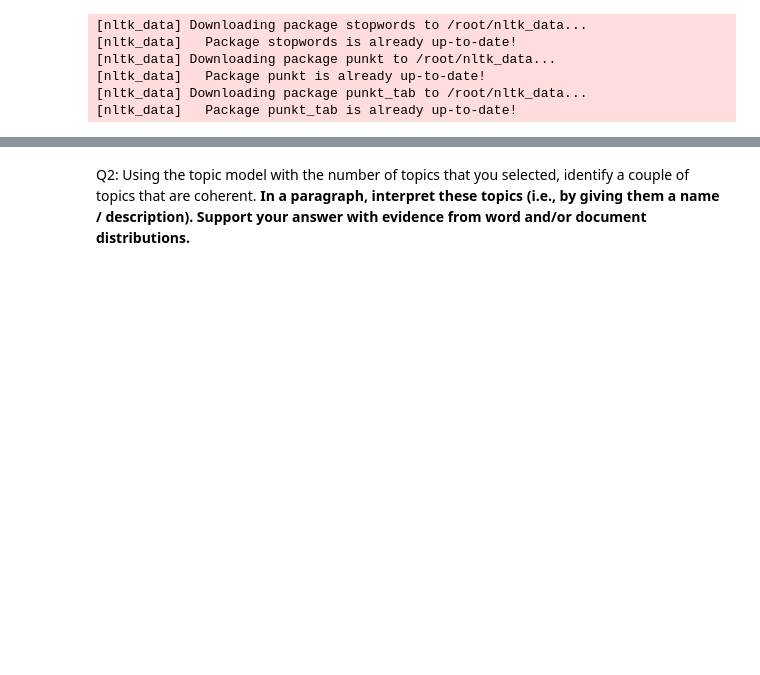
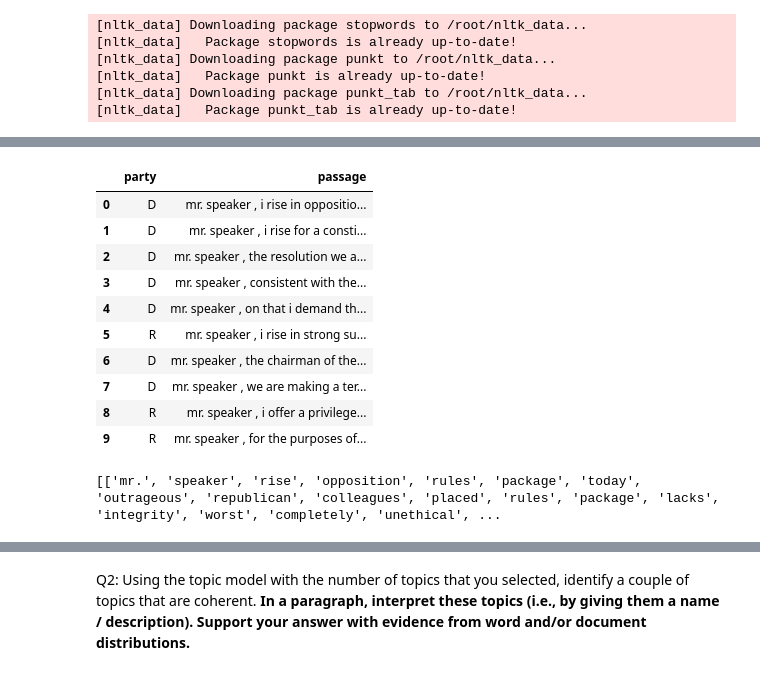
Before and after one commit to GoldPapaya/info256-applied-nlp, a Jupyter notebook: 4.topics/HW4_ExploreTopics.ipynb, the cells around one changed output, grey strips where cells are left out. Drawn from its saved outputs; the diff is of its cells as text; code cells hidden in the pictures; blank space fills up the shorter version.

```diff
--- a/4.topics/HW4_ExploreTopics.ipynb
+++ b/4.topics/HW4_ExploreTopics.ipynb
@@ -128,3 +128,33 @@ def stopword_filter(word, stopwords):
         return True
 
     return False
+# %%
+df = pd.read_csv('convote.train.tsv', sep='\t', names=['party', 'passage'])
+df.head(10)
+# %% [output]
+|  | party | passage |
+| 0 | D | mr. speaker , i rise in oppositio... |
+| 1 | D | mr. speaker , i rise for a consti... |
+| 2 | D | mr. speaker , the resolution we a... |
+| 3 | D | mr. speaker , consistent with the... |
+| 4 | D | mr. speaker , on that i demand th... |
+| 5 | R | mr. speaker , i rise in strong su... |
+| 6 | D | mr. speaker , the chairman of the... |
+| 7 | D | mr. speaker , we are making a ter... |
+| 8 | R | mr. speaker , i offer a privilege... |
+| 9 | R | mr. speaker , for the purposes of... |
+# %%
+from nltk import word_tokenize
+
+def preprocess_text(text, stop_words):
+    """Preprocess text: tokenize, lowercase, remove stopwords and non-alphabetic tokens."""
+    # Tokenize and convert to lowercase
+    tokens = word_tokenize(text.lower())
+    # Filter tokens: remove stopwords and ensure at least one letter
+    tokens = [word for word in tokens if stopword_filter(word, stop_words)]
+    return tokens
+
+texts = [preprocess_text(passage, stop_words) for passage in df['passage']]
+print(texts[:10])
+# %% [output]
+[['mr.', 'speaker', 'rise', 'opposition', 'rules', 'package', 'today', 'outrageous', 'republican', 'colleagues', 'placed', 'rules', 'package', 'lacks', 'integrity', 'worst', 'completely', 'unethical', ...
```
Also changed, not shown: parts of 6 cells of this notebook.
